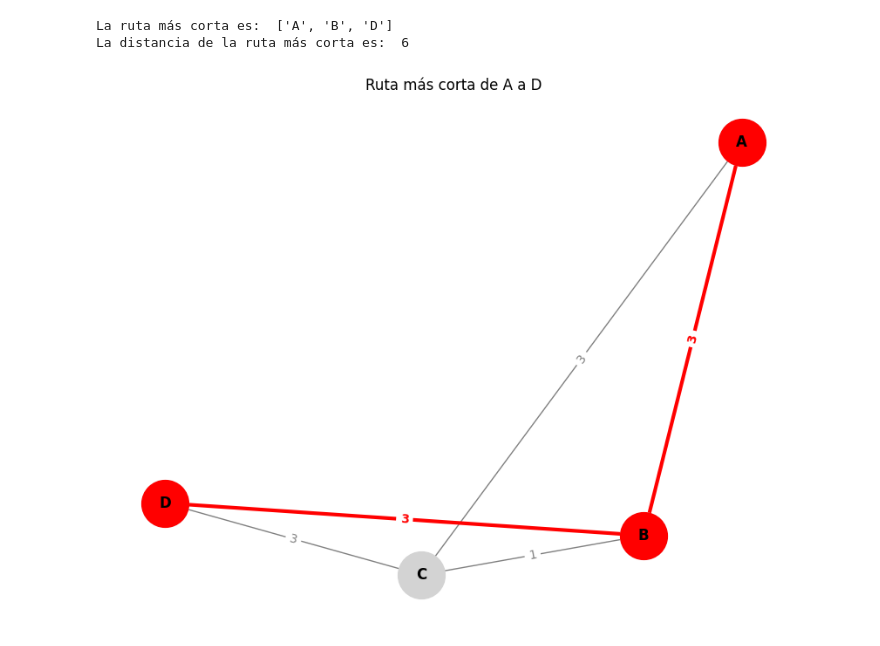
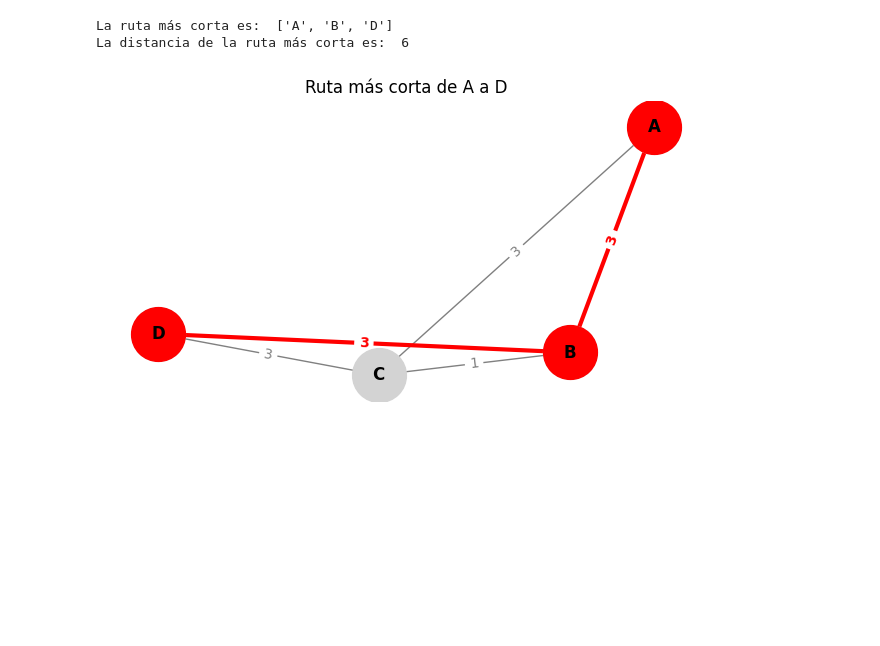
Before and after one commit to gonzalezzayra/INVESTIGACION-DE-OPERACIONES, a Jupyter notebook: Modelos_de_Redes_1.ipynb, the cells around one changed output. Cells and saved outputs as stored; diff of their text form; code cells hidden in the pictures; blank space fills up the shorter version.

```diff
--- a/Modelos_de_Redes_1.ipynb
+++ b/Modelos_de_Redes_1.ipynb
@@ -347,7 +347,7 @@ La distancia de la ruta más corta es:  6
 lista_arcos = list(zip(ruta_corta, ruta_corta[1:]))
 
 #Esto es para el tamaño de la grafica
-plt.figure(figsize=(8, 6))
+plt.figure(figsize=(6, 3))
 
 #Se tiene que hacer por capas
 #Primera capa
@@ -362,31 +362,31 @@ nx.draw(G, posicion2,
 
 nx.draw_networkx_edge_labels(G, posicion2, edge_labels=edge_labels, font_color='gray')
 
 #Segunda capa
 #Se dibujan los nodos de rojos pero los de la ruta más corta
 nx.draw_networkx_nodes(G, posicion2,
                         nodelist=ruta_corta,
                         node_color='red',
                         node_size=1500)
 
 #Se dibujan los arcos de rojo, igual que los nodos los de la ruta más corta
 nx.draw_networkx_edges(G, posicion2,
                         edgelist= lista_arcos,
                         edge_color='red',
                         width=3)
 #Los arcos más grandes que los arcos de la primera capa
 
 #Se dibujan las etiquetas, para que no queden encima de las grises
 #Crea un diccionario de etiquetas solo para los arcos de la ruta
 edge_labels_ruta = {edge: edge_labels[edge] for edge in lista_arcos}
 nx.draw_networkx_edge_labels(G, posicion2,
                              edge_labels=edge_labels_ruta,
                              font_color='red',
                              font_weight='bold')
 
 
 #Para mostrar el grafo
 plt.title(f"Ruta más corta de {inicio} a {final}")
 plt.show()
 # %% [output]
-[figure, old version]
+[figure, new version]
```
Also changed, not shown: parts of 5 cells of this notebook.
